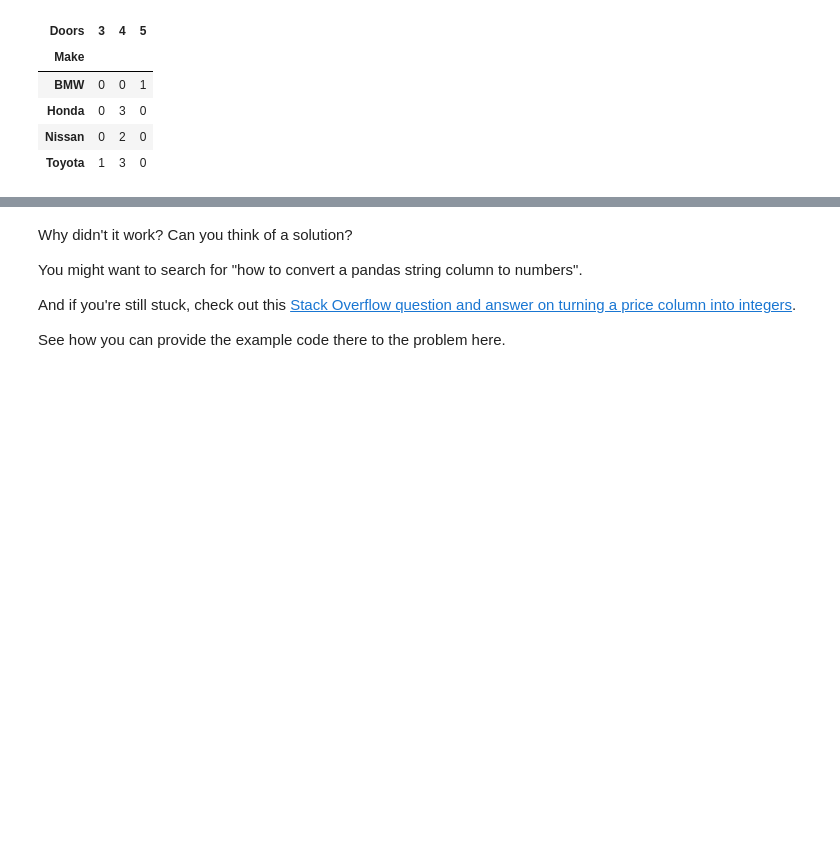
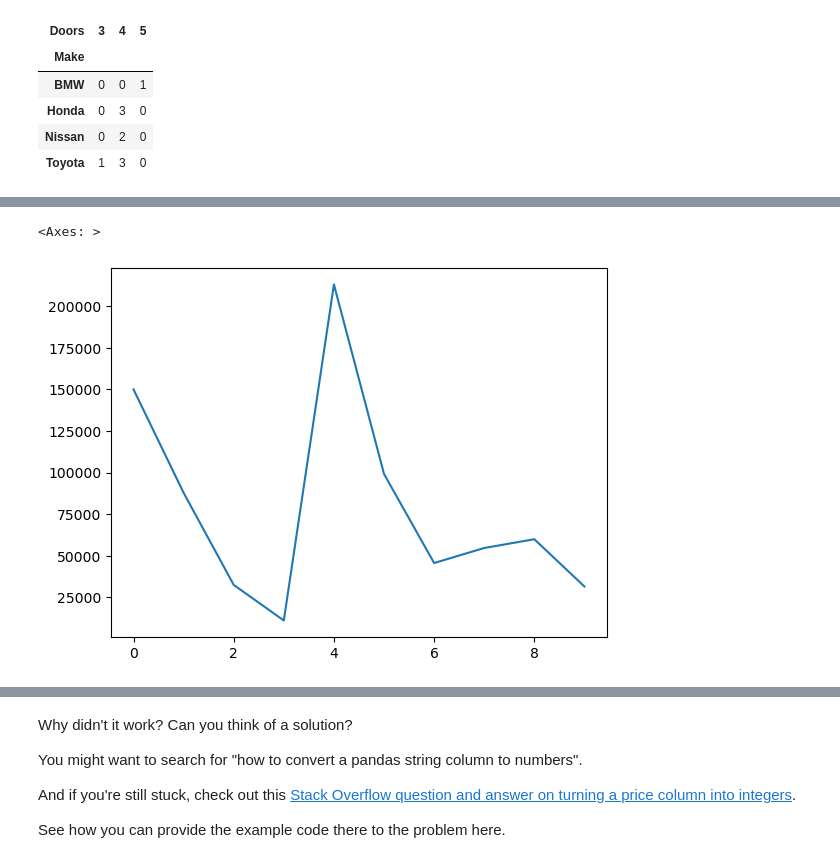
Before and after one commit to LiangRVR/Data-science-learn, a Jupyter notebook: pandas-exercises.ipynb, the cells around one changed output, grey strips where cells are left out. Drawn from its saved outputs; the diff is of its cells as text; code cells hidden in the pictures; blank space fills up the shorter version.

```diff
--- a/pandas-exercises.ipynb
+++ b/pandas-exercises.ipynb
@@ -225,5 +233,10 @@ pd.crosstab(cars_sales["Make"], cars_sales["Doors"])
 # %%
 # Import Matplotlib and create a plot of the Odometer column
+import matplotlib.pyplot as plt
 # Don't forget to use %matplotlib inline
+cars_sales["Odometer (KM)"].plot()
+# %% [output]
+<Axes: >
+[figure, added]
 # %%
 # Create a histogram of the Odometer column using hist()
```
Also changed, not shown: parts of 24 cells of this notebook.
